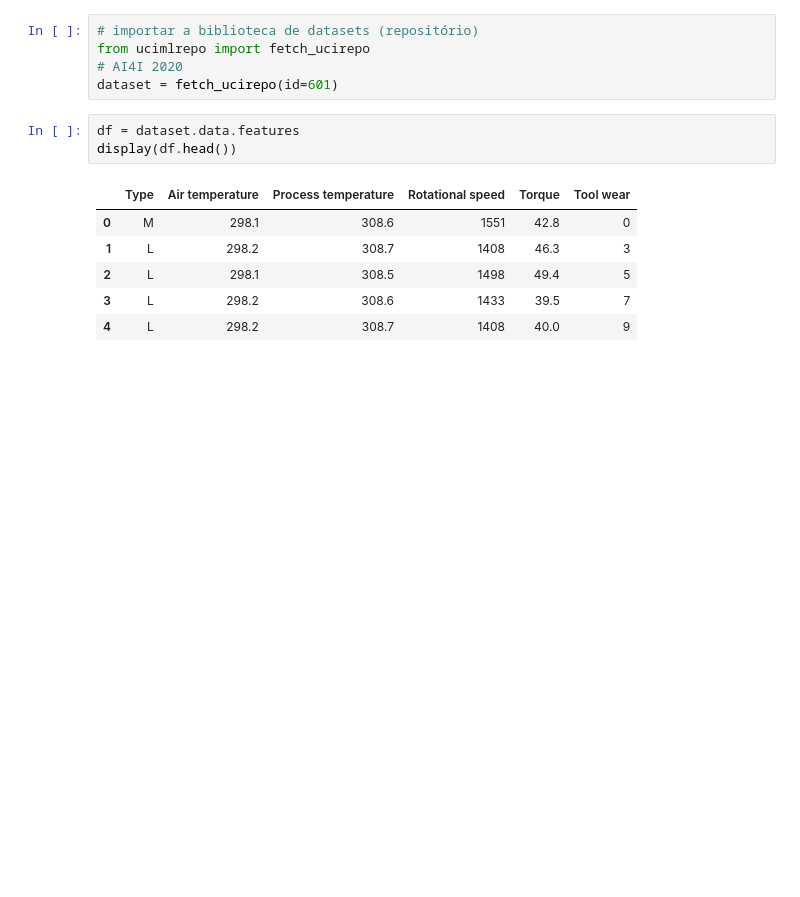
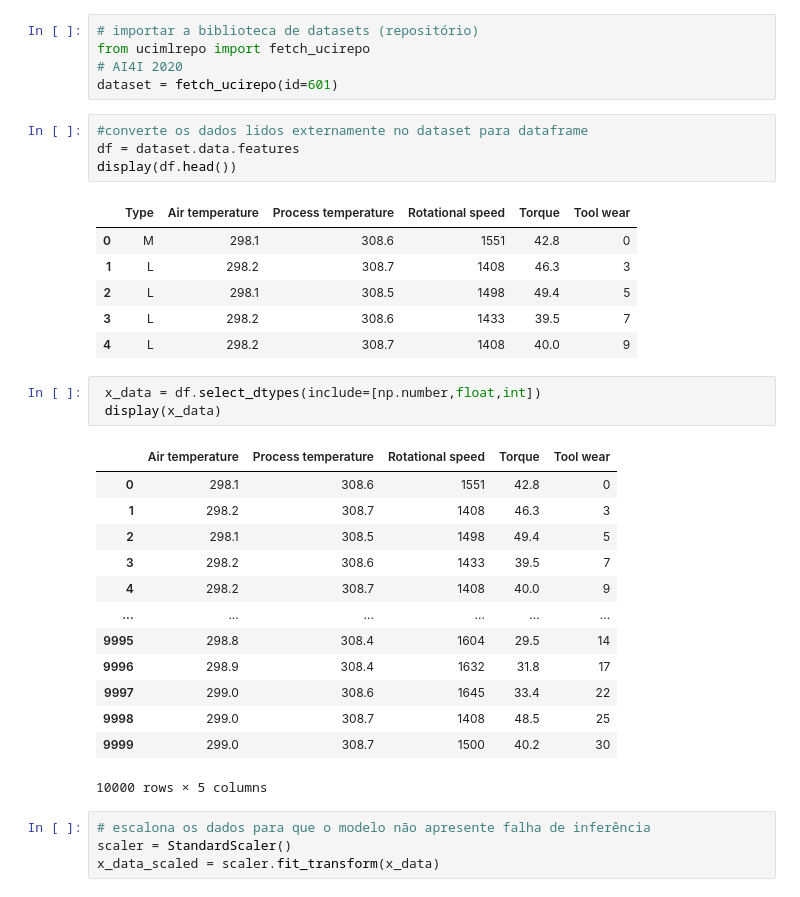
Before and after one commit to andre-savedra/MACHINE-LEARNING-2026, a Jupyter notebook: 3-NãoSupervisionado__k-Means/3_K_Means.ipynb, the cells around one changed output. Cells and saved outputs as stored; diff of their text form; blank space fills up the shorter version.

```diff
--- a/3-NãoSupervisionado__k-Means/3_K_Means.ipynb
+++ b/3-NãoSupervisionado__k-Means/3_K_Means.ipynb
@@ -32,6 +28,7 @@ from ucimlrepo import fetch_ucirepo
 # AI4I 2020
 dataset = fetch_ucirepo(id=601)
 # %%
+#converte os dados lidos externamente no dataset para dataframe
 df = dataset.data.features
 display(df.head())
 # %% [output]
@@ -41,3 +38,24 @@ display(df.head())
 | 2 | L | 298.1 | 308.5 | 1498 | 49.4 | 5 |
 | 3 | L | 298.2 | 308.6 | 1433 | 39.5 | 7 |
 | 4 | L | 298.2 | 308.7 | 1408 | 40.0 | 9 |
+# %%
+ x_data = df.select_dtypes(include=[np.number,float,int])
+ display(x_data)
+# %% [output]
+|  | Air temperature | Process temperature | Rotational speed | Torque | Tool wear |
+| 0 | 298.1 | 308.6 | 1551 | 42.8 | 0 |
+| 1 | 298.2 | 308.7 | 1408 | 46.3 | 3 |
+| 2 | 298.1 | 308.5 | 1498 | 49.4 | 5 |
+| 3 | 298.2 | 308.6 | 1433 | 39.5 | 7 |
+| 4 | 298.2 | 308.7 | 1408 | 40.0 | 9 |
+| ... | ... | ... | ... | ... | ... |
+| 9995 | 298.8 | 308.4 | 1604 | 29.5 | 14 |
+| 9996 | 298.9 | 308.4 | 1632 | 31.8 | 17 |
+| 9997 | 299.0 | 308.6 | 1645 | 33.4 | 22 |
+| 9998 | 299.0 | 308.7 | 1408 | 48.5 | 25 |
+| 9999 | 299.0 | 308.7 | 1500 | 40.2 | 30 |
+10000 rows × 5 columns
+# %%
+# escalona os dados para que o modelo não apresente falha de inferência
+scaler = StandardScaler()
+x_data_scaled = scaler.fit_transform(x_data)
```
Also changed, not shown: parts of 6 cells of this notebook.
